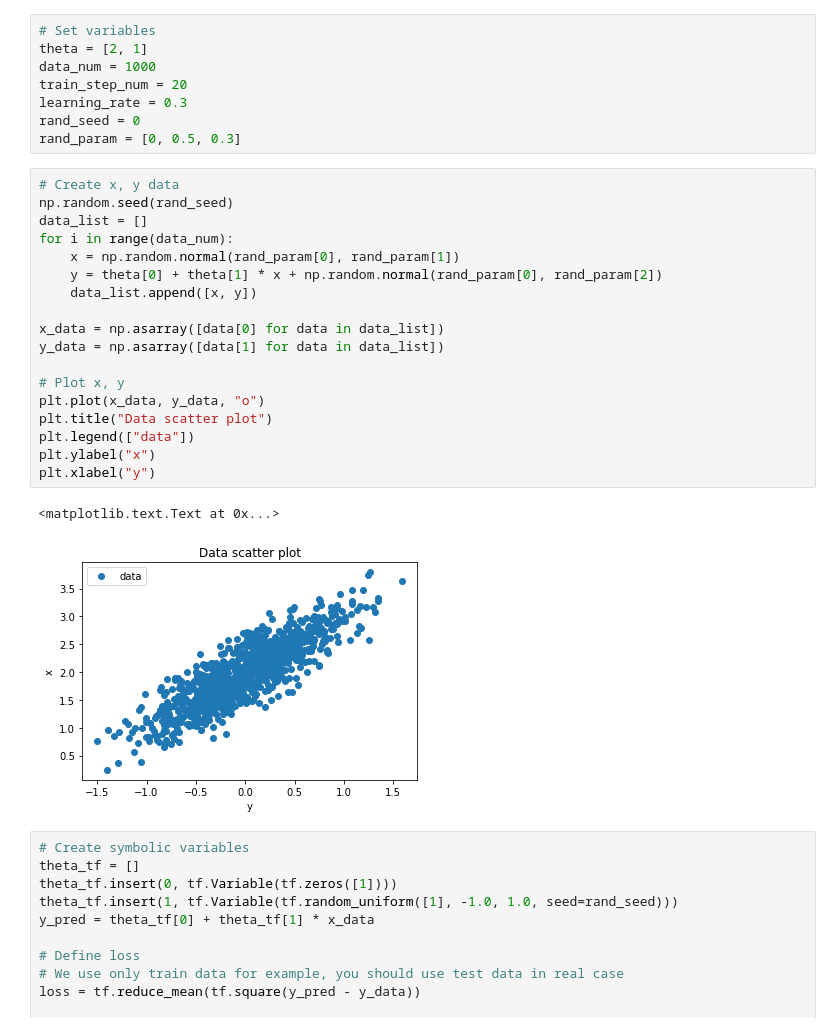
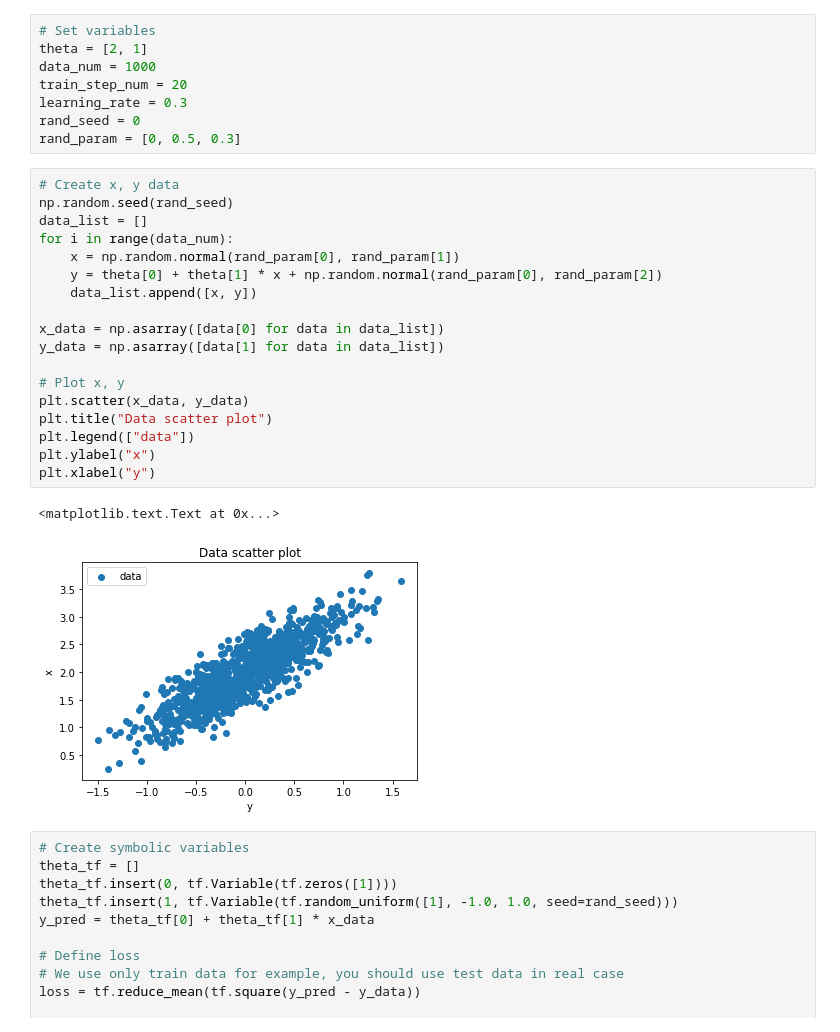
Before and after one commit to JuhongPark/data-science, a Jupyter notebook: ipynb/linear_regression.ipynb, the cells around one changed output. Drawn from its saved outputs; the diff is of its cells as text.

Commit message:
linear_regression: Change plot with marker 'o' to scatter

```diff
--- a/ipynb/linear_regression.ipynb
+++ b/ipynb/linear_regression.ipynb
@@ -17,24 +17,24 @@ rand_param = [0, 0.5, 0.3]
 # %%
 # Create x, y data
 np.random.seed(rand_seed)
 data_list = []
 for i in range(data_num):
     x = np.random.normal(rand_param[0], rand_param[1])
     y = theta[0] + theta[1] * x + np.random.normal(rand_param[0], rand_param[2])
     data_list.append([x, y])
 
 x_data = np.asarray([data[0] for data in data_list])
 y_data = np.asarray([data[1] for data in data_list])
 
 # Plot x, y
-plt.plot(x_data, y_data, "o")
+plt.scatter(x_data, y_data)
 plt.title("Data scatter plot")
 plt.legend(["data"])
 plt.ylabel("x")
 plt.xlabel("y")
 # %% [output]
 <matplotlib.text.Text at 0x...>
-[figure, old version]
+[figure, new version]
 # %%
 # Create symbolic variables
 theta_tf = []
```
Also changed, not shown: parts of 2 cells of this notebook.
